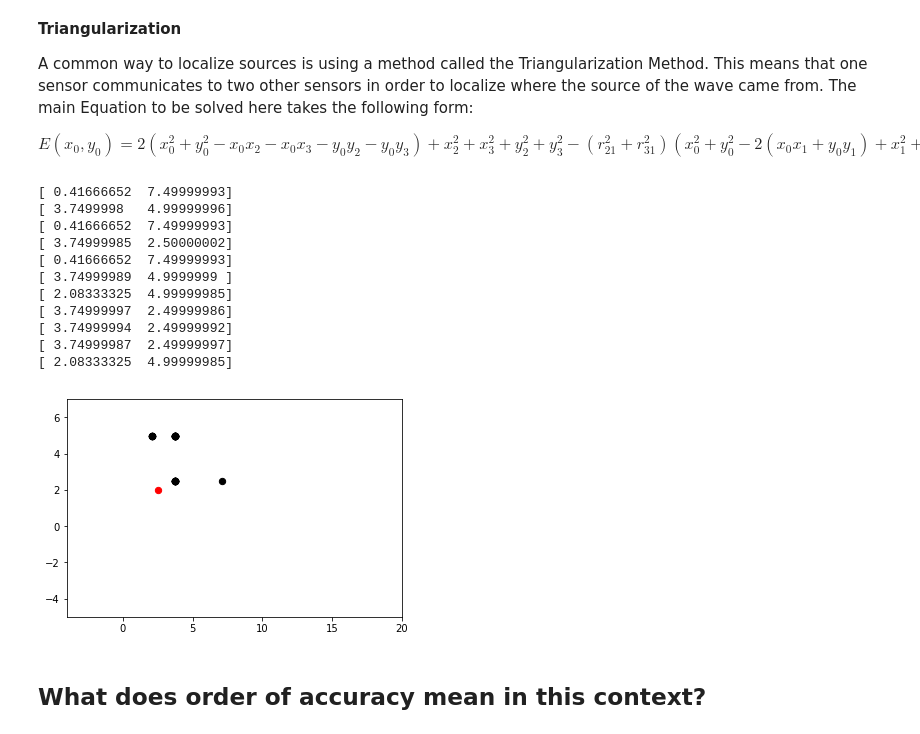
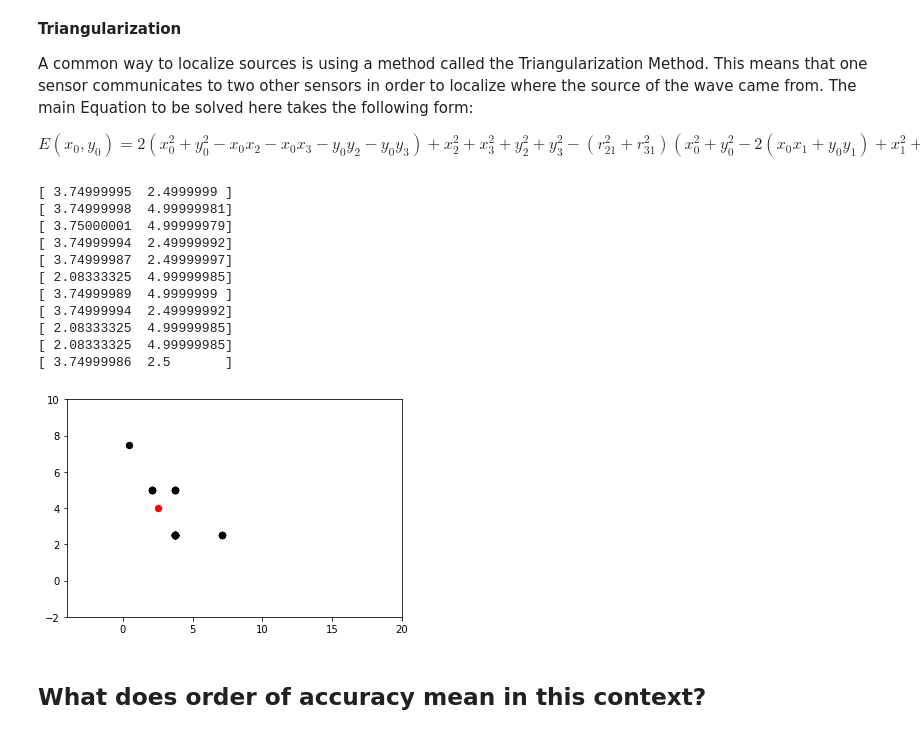
Before and after one commit to sarahaguasvivas/source-local-board, a Jupyter notebook: Source_Local_Method2.ipynb, the cells around one changed output. Drawn from its saved outputs; the diff is of its cells as text; code cells hidden in the pictures.

```diff
--- a/Source_Local_Method2.ipynb
+++ b/Source_Local_Method2.ipynb
@@ -273,45 +273,45 @@ with open(f) as file: #this loop will be replaced by some pyserial readline inst
                 x3= Hash[pair1[1]+1][0]
                 y3= Hash[pair1[1]+1][1]
                 s1= sensdata1
                 s2= listsens[pair1[0]]
                 s3= listsens[pair1[1]]
 
                 ss1= listsens1[0]
                 ss2= listsens1[pair1[0]]
                 ss3= listsens1[pair1[1]]
 
                 t12= np.amax(signal.correlate(np.asarray(ss1, dtype=np.float64),np.asarray(ss2, dtype=np.float64), mode='same'))/400
                 t23= np.amax(signal.correlate(np.asarray(ss2, dtype=np.float64),np.asarray(ss3, dtype=np.float64), mode='same'))/400
                 t31= np.amax(signal.correlate(np.asarray(ss3, dtype=np.float64),np.asarray(ss1, dtype=np.float64), mode='same'))/400
 
                 u,i= SourceLoc(float(s1),float(s2),float(s3),[.5,.5],x1,x2,x3,y1,y2,y3,t12,t23,t31,rtol=1e-15,maxit=500,
                                epsilon=1e-8,verbose= False)
 
                 # put a red dot, size 40, at 2 locations:
                 # pyplot.figure()
                 pyplot.scatter(u[0]/2, u[1]/2, c='k', s=40)
 
                 pyplot.xlim(xmin=-4)
                 pyplot.xlim(xmax= 20)
-                pyplot.ylim(ymin= -5)
-                pyplot.ylim(ymax= 7)
+                pyplot.ylim(ymin= -2)
+                pyplot.ylim(ymax= 10)
                 print(u/2)
 
-pyplot.scatter(2.5, 2, c='r', s=40)
+pyplot.scatter(2.5, 4, c='r', s=40)
 pyplot.show()
 # %% [output]
-[ 0.41666652  7.49999993]
-[ 3.7499998   4.99999996]
-[ 0.41666652  7.49999993]
-[ 3.74999985  2.50000002]
-[ 0.41666652  7.49999993]
-[ 3.74999989  4.9999999 ]
-[ 2.08333325  4.99999985]
-[ 3.74999997  2.49999986]
+[ 3.74999995  2.4999999 ]
+[ 3.74999998  4.99999981]
+[ 3.75000001  4.99999979]
 [ 3.74999994  2.49999992]
 [ 3.74999987  2.49999997]
 [ 2.08333325  4.99999985]
+[ 3.74999989  4.9999999 ]
+[ 3.74999994  2.49999992]
+[ 2.08333325  4.99999985]
+[ 2.08333325  4.99999985]
+[ 3.74999986  2.5       ]
-[figure, old version]
+[figure, new version]
 # %% [markdown]
 ## What does order of accuracy mean in this context?
 # %% [markdown]
```
